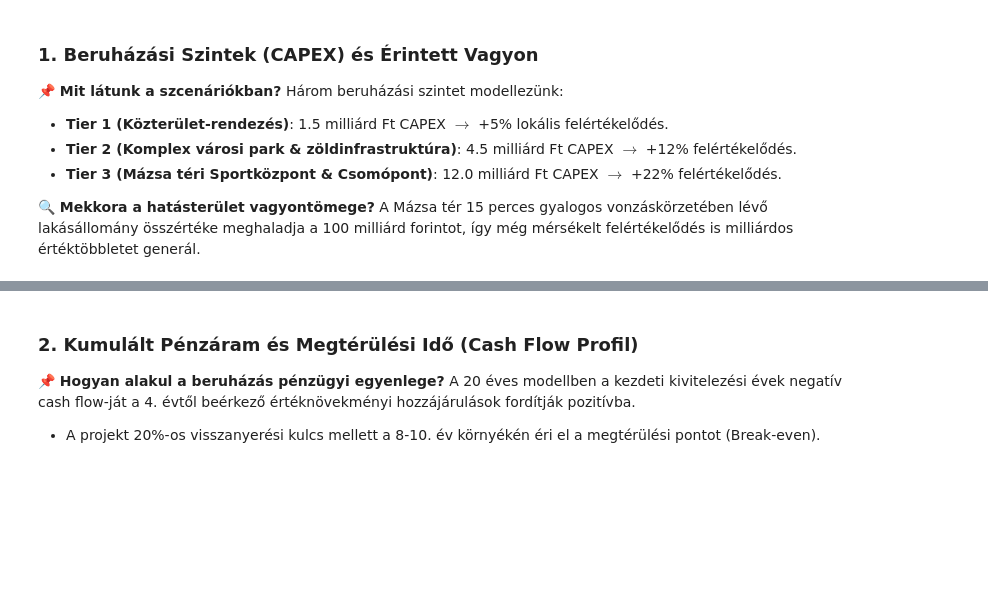
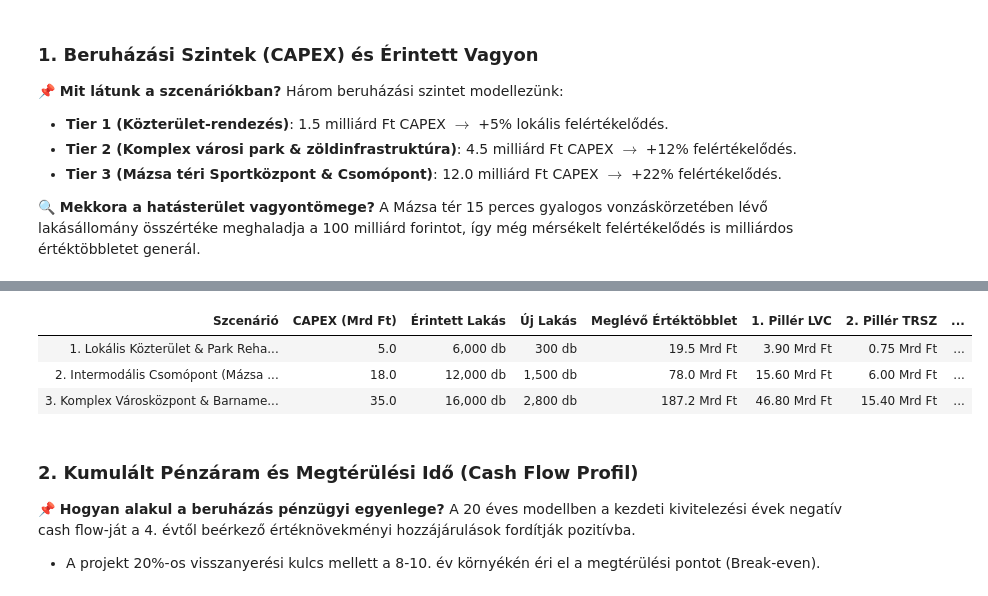
Before and after one commit to oliwerbig/03_K-b-nya-ingatlan.com, a Jupyter notebook: notebooks/14_lvc_szimulacio.ipynb, the cells around one changed output, grey strips where cells are left out. Drawn from its saved outputs; the diff is of its cells as text; code cells hidden in the pictures; blank space fills up the shorter version.

Commit message:
fix: synchronize all notebook numbering and titles 00-15, add interactive Moran widgets in NB08, and implement dynamic 2-pillar LVC model in NB14

```diff
--- a/notebooks/14_lvc_szimulacio.ipynb
+++ b/notebooks/14_lvc_szimulacio.ipynb
@@ -22,12 +49,8 @@ import numpy as np
 
 df = load_szamitott_master()
 elado = df[df['listing_type'] == 'elado'].copy()
+median_ar_mft = elado['ar_millio_ft'].median()
 
-# Alapértelmezett beruházási szintek
-TIERS = {
-    'Tier 1: Gyalogos átjárók & megálló': {'capex': 2.5e9, 'evek': 2, 'premium_pct': 0.05, 'leiras': 'Közvetlen gyalogos kapcsolatok'},
-    'Tier 2: Tier 1 + Városi Park & Zöld': {'capex': 5.0e9, 'evek': 3, 'premium_pct': 0.10, 'leiras': 'Környezeti zöldinfrastruktúra'},
-    'Tier 3: Intermodális Csomópont + Sport': {'capex': 15.0e9, 'evek': 5, 'premium_pct': 0.20, 'leiras': 'Komplex városmegújítás'}
-}
-print("LVC modell inicializálva.")
+print(f"Kőbányai eladó lakások száma: {len(elado)} db.")
+print(f"Medián eladási lakásár: {median_ar_mft:.1f} M Ft.")
 # %% [output]
@@ -86,0 +70,78 @@ CAPEX levonása után
+# %%
+# 1. Alapértelmezett Szcenárió Mátrix és Költségvetési Tervezés
+alap_szcenariok = [
+    {
+        'Szcenárió': '1. Lokális Közterület & Park Rehabilitáció',
+        'Közösségi CAPEX': 5.0, # Mrd Ft
+        'Érintett Meglévő Lakások': 6000,
+        'Meglévő Felértékelődés': 0.05, # +5%
+        'Tervezett Új Lakások': 300,
+        'TRSZ Hozzájárulás/Új Lakás': 2.5, # M Ft
+        'Capture Rate': 0.20, # 20%
+        'Kivitelezés': 2 # év
+    },
+    {
+        'Szcenárió': '2. Intermodális Csomópont (Mázsa tér)',
+        'Közösségi CAPEX': 18.0, # Mrd Ft
+        'Érintett Meglévő Lakások': 12000,
+        'Meglévő Felértékelődés': 0.10, # +10%
+        'Tervezett Új Lakások': 1500,
+        'TRSZ Hozzájárulás/Új Lakás': 4.0, # M Ft
+        'Capture Rate': 0.20, # 20%
+        'Kivitelezés': 3 # év
+    },
+    {
+        'Szcenárió': '3. Komplex Városközpont & Barnamező-revitalizáció',
+        'Közösségi CAPEX': 35.0, # Mrd Ft
+        'Érintett Meglévő Lakások': 16000,
+        'Meglévő Felértékelődés': 0.18, # +18%
+        'Tervezett Új Lakások': 2800,
+        'TRSZ Hozzájárulás/Új Lakás': 5.5, # M Ft
+        'Capture Rate': 0.25, # 25%
+        'Kivitelezés': 4 # év
+    }
+]
+
+res_scen = []
+for s in alap_szcenariok:
+    # 1. Pillér: Meglévő magánvagyon felértékelődése és elvonása
+    vagyon_mrd = (s['Érintett Meglévő Lakások'] * median_ar_mft) / 1000.0
+    windfall_mrd = vagyon_mrd * s['Meglévő Felértékelődés']
+    lvc_piller1 = windfall_mrd * s['Capture Rate']
+
+    # 2. Pillér: Új barnamezős lakások fejlesztői hozzájárulása (TRSZ)
+    trsz_piller2 = (s['Tervezett Új Lakások'] * s['TRSZ Hozzájárulás/Új Lakás']) / 1000.0
+    uj_ingatlan_ertek_mrd = (s['Tervezett Új Lakások'] * 80.0) / 1000.0 # 80M Ft átlagos új lakásár
+
+    # Összesítések
+    osszes_vagyon_tobb = windfall_mrd + uj_ingatlan_ertek_mrd
+    osszes_visszanyert = lvc_piller1 + trsz_piller2
+    fedezeti_arany = (osszes_visszanyert / s['Közösségi CAPEX']) * 100.0
+
+    # 15 éves diszkontált NPV (5% diszkontráta)
+    disc = 0.05
+    npv = 0.0
+    for t in range(1, s['Kivitelezés'] + 1):
+        npv -= (s['Közösségi CAPEX'] / s['Kivitelezés']) / ((1.0 + disc)**t)
+    for t in range(s['Kivitelezés'] + 1, s['Kivitelezés'] + 16):
+        npv += (osszes_visszanyert / 15.0) / ((1.0 + disc)**t)
+
+    res_scen.append({
+        'Szcenárió': s['Szcenárió'],
+        'CAPEX (Mrd Ft)': f"{s['Közösségi CAPEX']:.1f}",
+        'Érintett Lakás': f"{s['Érintett Meglévő Lakások']:,} db",
+        'Új Lakás': f"{s['Tervezett Új Lakások']:,} db",
+        'Meglévő Értéktöbblet': f"{windfall_mrd:.1f} Mrd Ft",
+        '1. Pillér LVC': f"{lvc_piller1:.2f} Mrd Ft",
+        '2. Pillér TRSZ': f"{trsz_piller2:.2f} Mrd Ft",
+        'Összes Visszanyert': f"{osszes_visszanyert:.2f} Mrd Ft",
+        'Fedezeti Ráta': f"{fedezeti_arany:.1f}%",
+        '15 Éves NPV': f"{npv:+.2f} Mrd Ft"
+    })
+
+df_lvc_table = pd.DataFrame(res_scen)
+display(HTML("<b>Kétpilléres Land Value Capture (LVC) Modell Szcenárió Eredményei:</b>" +
+             "<div style='overflow-x:auto; margin:14px 0;'>" +
+             df_lvc_table.to_html(classes='table table-bordered table-striped table-hover', index=False) +
+             "</div>"))
+# %% [output]
@@ -87,3 +149,7 @@ CAPEX levonása után
+| Szcenárió | CAPEX (Mrd Ft) | Érintett Lakás | Új Lakás | Meglévő Értéktöbblet | 1. Pillér LVC | 2. Pillér TRSZ | ... |
+| 1. Lokális Közterület & Park Reha... | 5.0 | 6,000 db | 300 db | 19.5 Mrd Ft | 3.90 Mrd Ft | 0.75 Mrd Ft | ... |
+| 2. Intermodális Csomópont (Mázsa ... | 18.0 | 12,000 db | 1,500 db | 78.0 Mrd Ft | 15.60 Mrd Ft | 6.00 Mrd Ft | ... |
+| 3. Komplex Városközpont & Barname... | 35.0 | 16,000 db | 2,800 db | 187.2 Mrd Ft | 46.80 Mrd Ft | 15.40 Mrd Ft | ... |
 # %% [markdown]
 ### 2. Kumulált Pénzáram és Megtérülési Idő (Cash Flow Profil)
 
```
Also changed, not shown: parts of 10 cells of this notebook, 49 other files.
